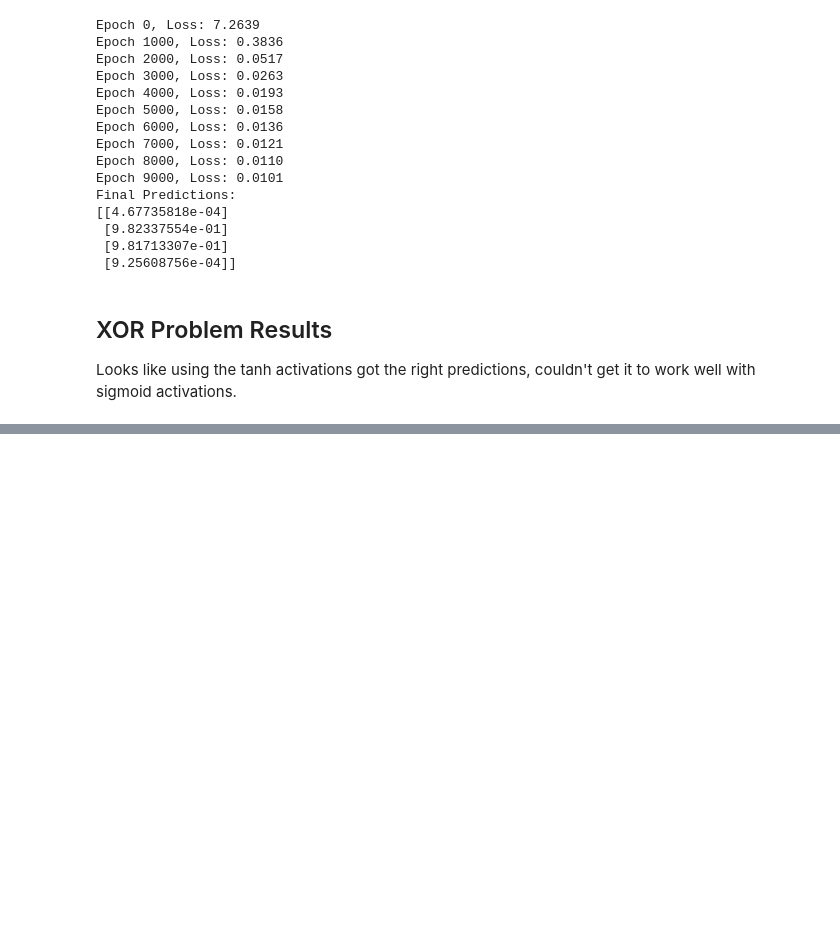
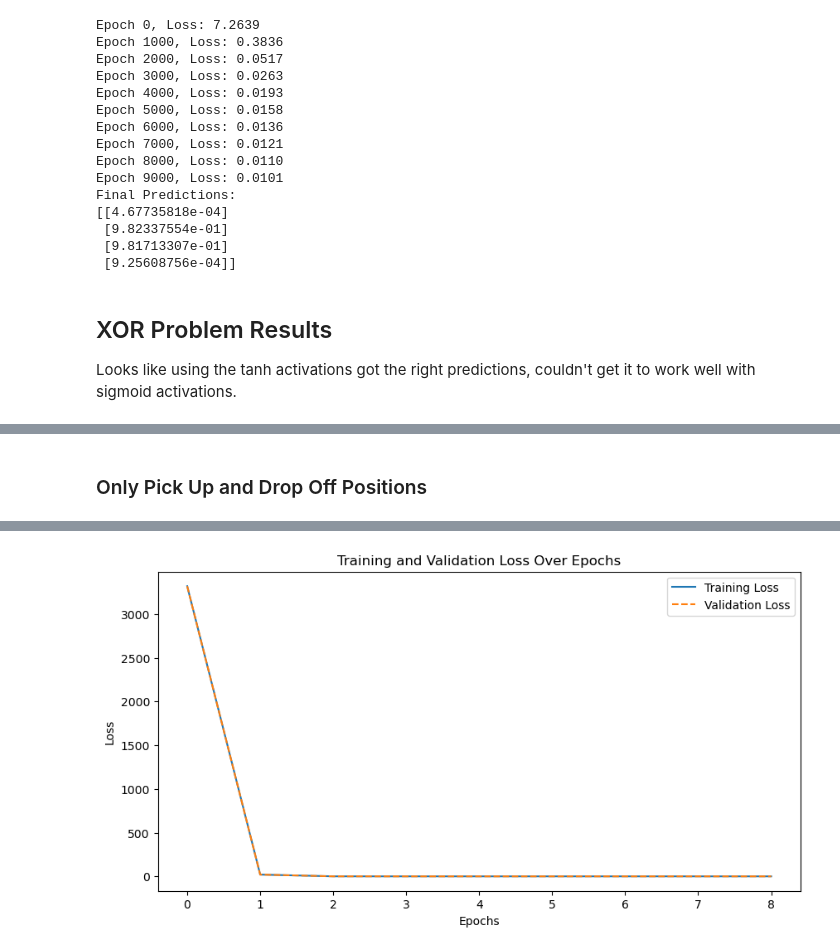
Before and after one commit to baileytnguyen/cse6363-assignment2, a Jupyter notebook: my_nn_library.ipynb, the cells around one changed output, grey strips where cells are left out. Saved outputs shown, nothing was run; the diff lists cells and outputs as text; code cells hidden in the pictures; blank space fills up the shorter version.

Commit message:
More work, unstable models for 2 and 3

```diff
--- a/my_nn_library.ipynb
+++ b/my_nn_library.ipynb
@@ -342,0 +273,74 @@ Test Loss (MSE): 1.1754
+# %% [markdown]
+### Only Pick Up and Drop Off Positions
+# %%
+# Define the features we want to keep
+# Keep only pickup and drop off positions
+features_model1 = ["pickup_longitude", "pickup_latitude", "dropoff_longitude", "dropoff_latitude"]
+
+# Split 10% of the training data as validation set
+model1_x = select_features(X_train, features_model1)
+model1_y = y_train
+model1_x_train, model1_x_val, model1_y_train, model1_y_val = train_test_split(model1_x, model1_y, test_size=0.1, random_state=0)
+model1_x_test = select_features(X_test, features_model1)
+
+# Define Model
+model1 = Sequential()
+model1.add(LinearLayer(model1_x_train.shape[1], 4))
+model1.add(ReLU())
+model1.add(LinearLayer(4, 4))
+model1.add(ReLU())
+model1.add(LinearLayer(4, 1))
+##model1.add(ReLU())
+
+# Training Setup
+epochs_model1 = 100
+learning_rate_model1 = 0.01
+loss_function_model1 = MeanSquaredErrorLoss()
+
+best_loss_model1 = float("inf")
+patience_model1 = 3  # Early stopping patience
+stagnation_model1 = 0
+losses_model1 = []
+val_losses_model1 = []
+
+for epoch_model1 in range(epochs_model1):
+    predictions_model1 = model1.forward(model1_x_train)
+    loss_model1 = loss_function_model1.forward(predictions_model1, model1_y_train)
+    losses_model1.append(loss_model1)
+
+    val_predictions_model1 = model1.forward(model1_x_val)
+    val_loss_model1 = loss_function_model1.forward(val_predictions_model1, model1_y_val)
+    val_losses_model1.append(val_loss_model1)
+
+    print(f"Epoch {epoch_model1}, Loss: {loss_model1:.4f}, Val Loss: {val_loss_model1:.4f}")
+
+    grad_output_model1 = loss_function_model1.backward()
+    model1.backward(grad_output_model1, learning_rate_model1)
+
+    # Early stopping
+    if loss_model1 < best_loss_model1:
+        best_loss_model1 = loss_model1
+        stagnation_model1 = 0
+        print(f"Saving model at epoch {epoch_model1} with loss {loss_model1:.4f}")
+        model1.save_weights("best_model1")
+    else:
+        stagnation_model1 += 1
+        if stagnation_model1 >= patience_model1:
+            print("Early stopping triggered.")
+            break
+
+# Load best model and evaluate on test set
+test_predictions_model1 = model1.forward(model1_x_test)
+test_loss_model1 = loss_function_model1.forward(test_predictions_model1, y_test)
+print(f"Test Loss (MSE): {test_loss_model1:.4f}")
+
+# Plot Training and Validation Loss
+plt.figure(figsize=(10, 5))
+plt.plot(losses_model1, label='Training Loss')
+plt.plot(val_losses_model1, label='Validation Loss', linestyle='dashed')
+plt.xlabel('Epochs')
+plt.ylabel('Loss')
+plt.title('Training and Validation Loss Over Epochs')
+plt.legend()
+plt.show()
+# %% [output]
@@ -342,0 +364 @@ Test Loss (MSE): 1.1754
+[figure, added]
```
Also changed, not shown: parts of 9 cells of this notebook, 1 other file.
